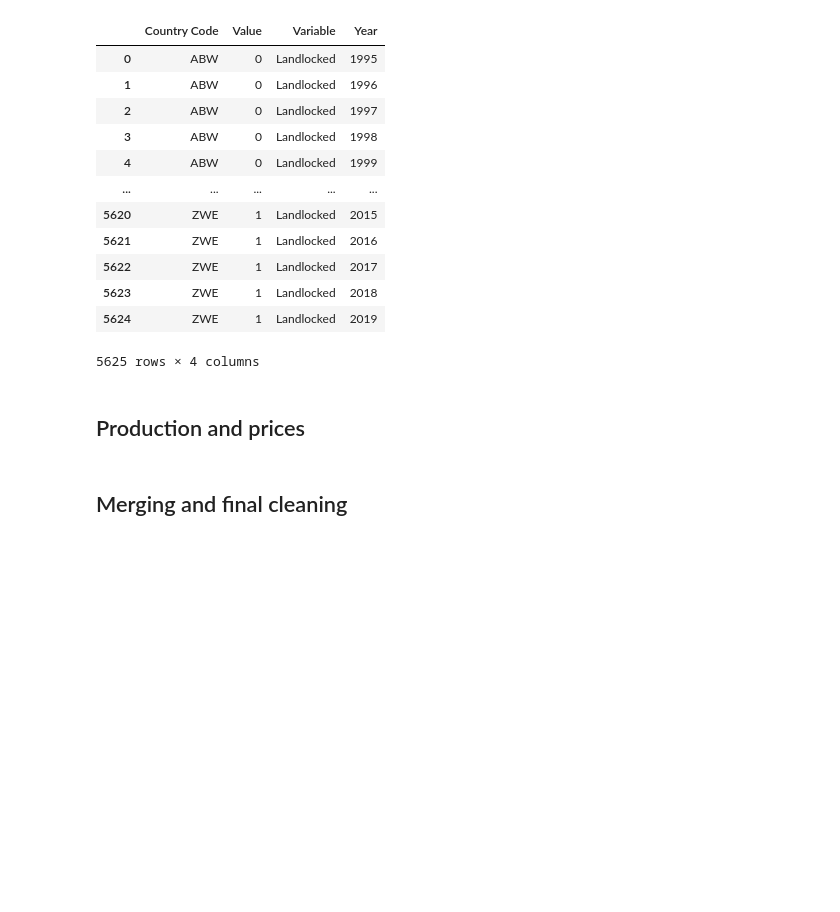
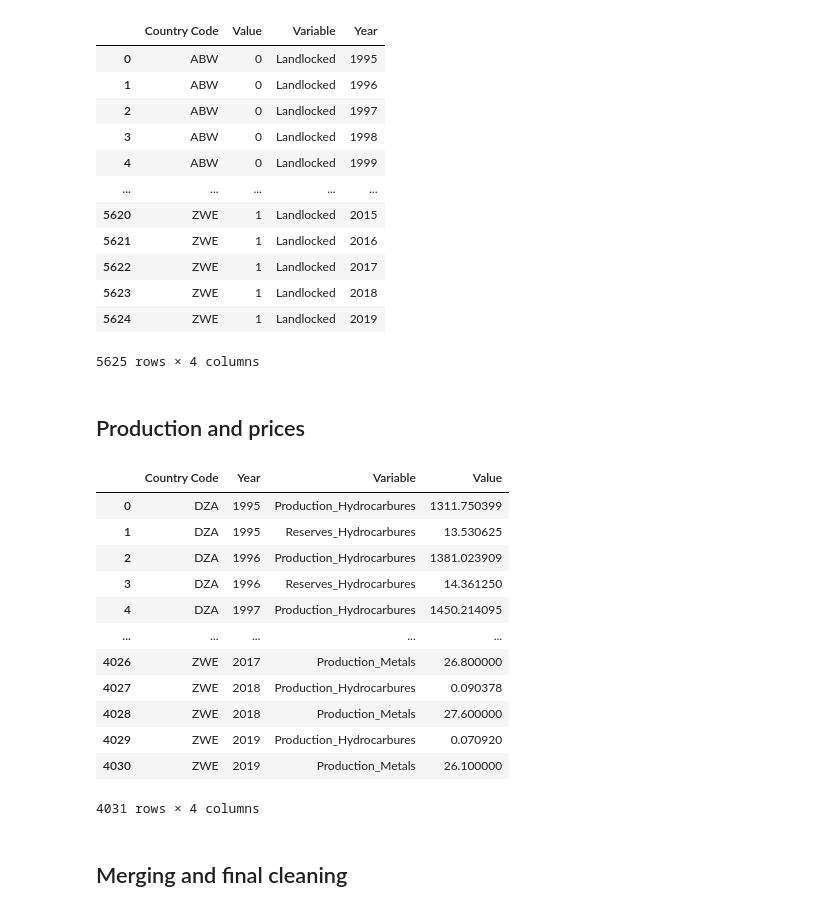
Before and after one commit to AyaanTigdikar/Capstone, a Jupyter notebook: code/1_cleaning_master_data.ipynb, the cells around one changed output. Cells and saved outputs as stored; diff of their text form; code cells hidden in the pictures; blank space fills up the shorter version.

```diff
--- a/code/1_cleaning_master_data.ipynb
+++ b/code/1_cleaning_master_data.ipynb
@@ -488,8 +488,82 @@ cepii_df
 # %% [markdown]
 ## Production and prices
 # %%
-url = "https://raw.githubusercontent.com/AyaanTigdikar/Capstone/main/rawdata/geo_cepii.xls"
-cepii_df = (pd.read_excel(url,  sheet_name='geo_cepii')).rename(columns={'iso3': 'Country Code'}).drop_duplicates(subset=["Country Code"])
+production = (pd.read_csv("https://raw.githubusercontent.com/AyaanTigdikar/Capstone/refs/heads/main/rawdata/production_values_w_prices.csv")
+    .drop(columns='Unnamed: 0')
+    .rename(columns={'Country': 'Country Name'}))
+
+production = production[(production['Metric'] != 'Consumption') &
+                        (production['Year'] >=1995) &
+                        (production['Year'] <=2019)
+                        ]
+
+# Country name mismatches
+production['Country Name'] = production['Country Name'].replace('Australia ', 'Australia')
+production['Country Name'] = production['Country Name'].replace('Brazil1', 'Brazil')
+production['Country Name'] = production['Country Name'].replace('Brunei', 'Brunei Darussalam')
+production['Country Name'] = production['Country Name'].replace('Canadian Oil Sands: Total', 'Canada')
+production['Country Name'] = production['Country Name'].replace('Czech Republic', 'Czechia')
+production['Country Name'] = production['Country Name'].replace('DR Congo', 'Congo, Dem. Rep.')
+production['Country Name'] = production['Country Name'].replace('Democratic Republic of Congo', 'Congo, Dem. Rep.')
+production['Country Name'] = production['Country Name'].replace('Egypt', 'Egypt, Arab Rep.')
+production['Country Name'] = production['Country Name'].replace('India2', 'India')
+production['Country Name'] = production['Country Name'].replace('Indonesia ', 'Indonesia')
+production['Country Name'] = production['Country Name'].replace('Iran', 'Iran, Islamic Rep.')
+production['Country Name'] = production['Country Name'].replace('Mexico ', 'Mexico')
+production['Country Name'] = production['Country Name'].replace('Republic of Congo ', 'Congo, Rep.')
+production['Country Name'] = production['Country Name'].replace('Republic of Congo', 'Congo, Rep.')
+production['Country Name'] = production['Country Name'].replace('Russia', 'Russian Federation')
+production['Country Name'] = production['Country Name'].replace('South Korea', 'Korea, Rep.')
+production['Country Name'] = production['Country Name'].replace('Syria', 'Syrian Arab Republic')
+production['Country Name'] = production['Country Name'].replace('Trinidad & Tobago', 'Trinidad and Tobago')
+production['Country Name'] = production['Country Name'].replace('Turkey', 'Turkiye')
+production['Country Name'] = production['Country Name'].replace('US', 'United States')
+production['Country Name'] = production['Country Name'].replace('Venezuela', 'Venezuela, RB')
+production['Country Name'] = production['Country Name'].replace('Venezuela: Orinoco Belt', 'Venezuela, RB')
+production['Country Name'] = production['Country Name'].replace('Vietnam', 'Viet Nam')
+production['Country Name'] = production['Country Name'].replace('Yemen', 'Yemen, Rep.')
+
+hydrocarbures = ['Oil', 'Natural Gas', 'Coal']
+
+metals = [
+    'Lithium', 'Cobalt', 'Nickel', 'Tin', 'Bauxite', 'Natural Graphite',
+    'Copper', 'Aluminium', 'Zinc', 'Manganese', 'Rare Earth',
+    'Platinum Group', 'Vanadium'
+]
+
+def classify_resource(x):
+    if x in hydrocarbures:
+        return 'Hydrocarbures'
+    elif x in metals:
+        return 'Metals'
+    else:
+        return 'Others'
+
+production['Resource Category'] = production['Resource'].apply(classify_resource)
+
+production = production.merge(country_names, how ='inner', on ='Country Name') # I already check that all Coutry Names matches
+
+production['Variable'] = production['Metric'] + '_' + production['Resource Category']
+
+production = production.groupby(['Country Name', 'Country Code', 'Year', 'Variable'])['Value'].sum().reset_index()
+
+production = production.drop(columns='Country Name')
+
+production
+# %% [output]
+|  | Country Code | Year | Variable | Value |
+| 0 | DZA | 1995 | Production_Hydrocarbures | 1311.750399 |
+| 1 | DZA | 1995 | Reserves_Hydrocarbures | 13.530625 |
+| 2 | DZA | 1996 | Production_Hydrocarbures | 1381.023909 |
+| 3 | DZA | 1996 | Reserves_Hydrocarbures | 14.361250 |
+| 4 | DZA | 1997 | Production_Hydrocarbures | 1450.214095 |
+| ... | ... | ... | ... | ... |
+| 4026 | ZWE | 2017 | Production_Metals | 26.800000 |
+| 4027 | ZWE | 2018 | Production_Hydrocarbures | 0.090378 |
+| 4028 | ZWE | 2018 | Production_Metals | 27.600000 |
+| 4029 | ZWE | 2019 | Production_Hydrocarbures | 0.070920 |
+| 4030 | ZWE | 2019 | Production_Metals | 26.100000 |
+4031 rows × 4 columns
 # %% [markdown]
 ## Merging and final cleaning
 # %%
```
Also changed, not shown: parts of 5 cells of this notebook, 2 other files.
